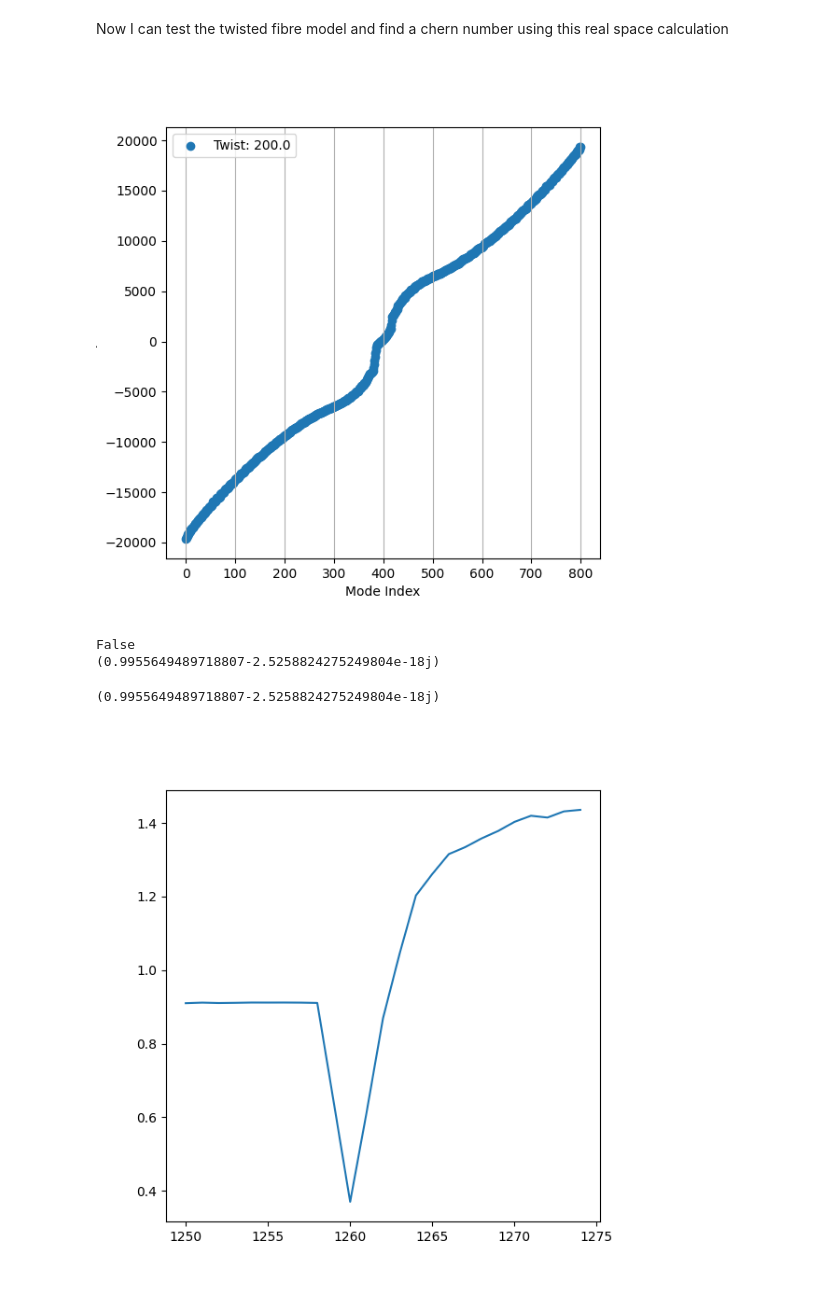
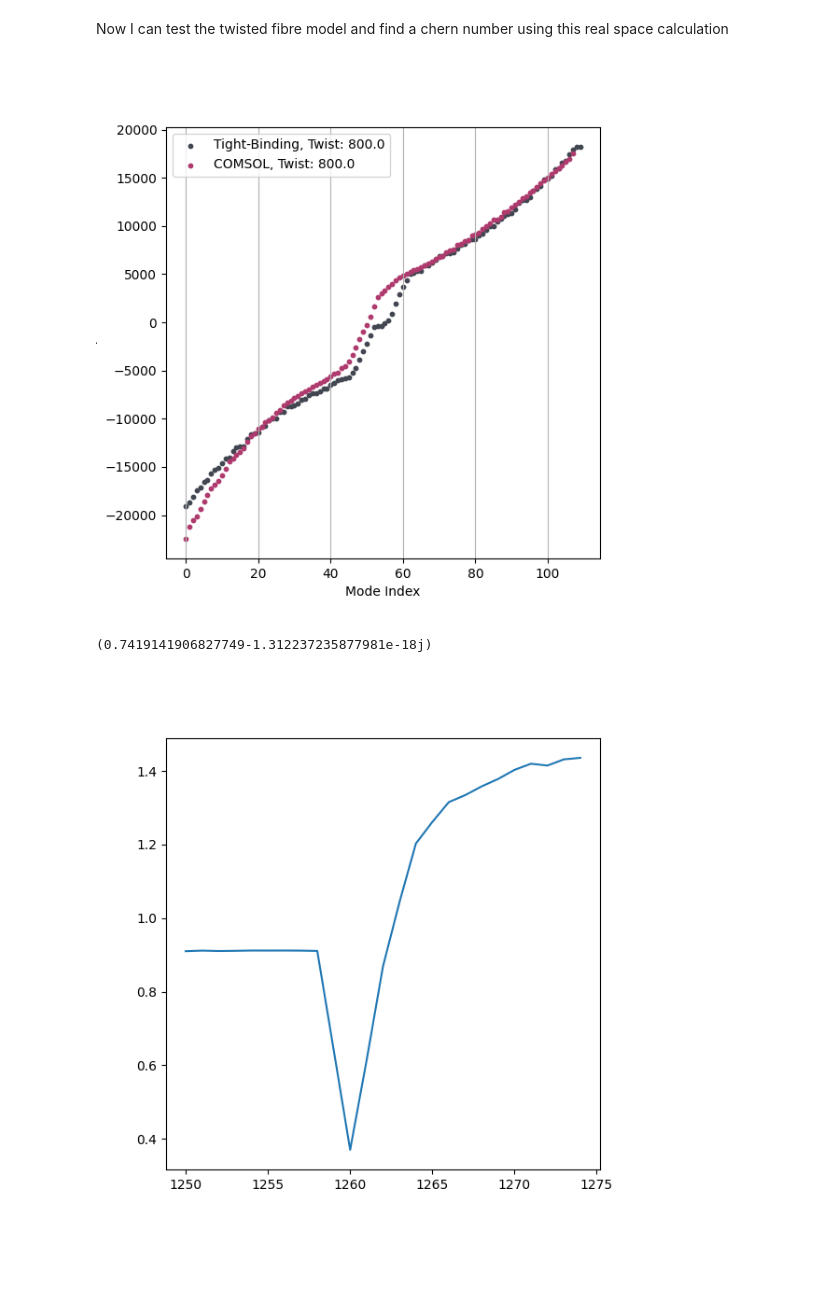
Before and after one commit to NRobertsF91W/PhD-Jupyter-Notebooks, a Jupyter notebook: twisted honeycomb numerical analysis chern number.ipynb, the cells around one changed output. Drawn from its saved outputs; the diff is of its cells as text; code cells hidden in the pictures; blank space fills up the shorter version.

```diff
--- a/twisted honeycomb numerical analysis chern number.ipynb
+++ b/twisted honeycomb numerical analysis chern number.ipynb
@@ -289,18 +287,18 @@ def plot_betas(beta_vals, point_label, xrange=[]):
 
     if type(beta_vals) == list:
         for i,vals in enumerate(beta_vals):
-            ax1.scatter(np.arange(len(vals)), vals, label=point_label[i])
+            ax1.scatter(np.arange(len(vals)), vals, label=point_label[i],s = 10)
 
     else:
-        ax1.scatter(np.arange(len(beta_vals)), beta_vals-np.mean(beta_vals), label=point_label)
+        ax1.scatter(np.arange(len(beta_vals)), beta_vals-np.mean(beta_vals), label=point_label, s=10, color='#424651')
 
     ax1.grid(axis='x', which='both')
-    ax1.set_ylabel(r'$ \beta$')
+    ax1.set_ylabel(r'$\Delta \beta$')
     ax1.set_xlabel('Mode Index')
     if len(xrange) == 2:
         ax1.set_xlim(xrange[0],xrange[1])
     plt.legend();
-    return
+    return fig1
 # %%
 # For nice plotting of eigenvectors
 def plot_coloured_chain(intensities, circ_size, circ_locations, label):
@@ -433,19 +431,29 @@ plt.show()
 [figure]
 # %% [markdown]
 Now I can test the twisted fibre model and find a chern number using this real space calculation
-# %%
-# Finding propagation constants of the twisted system while neglecting the onsite terms
-twist = 200
-beta_vals_1, beta_vecs_1 = find_eigvalues(b_10_list, 4.2, 6500, 5876619.5, twist, with_onsite=True)
-plot_betas(beta_vals_1, 'Twist: {:.1f}'.format(twist))
-# %% [output]
-[figure, removed]
-# %%
-real_space_chern_calc(b_10_list, beta_vecs_1, 436, 36)
-# %% [output]
-False
-(0.9955649489718807-2.5258824275249804e-18j)
-(0.9955649489718807-2.5258824275249804e-18j)
+# %%
+# Finding propagation constants of the twisted system while neglecting the onsite terms
+twist = 800
+beta_vals_1, beta_vecs_1 = find_eigvalues(deformed_lattice, 4.2, 6500, 5876619.5, twist, with_onsite=True)
+fig_prop_twist = plot_betas(beta_vals_1, 'Tight-Binding, Twist: {:.1f}'.format(twist))
+ax_list = fig_prop_twist.axes
+honeycomb_df = pd.read_csv('../COMSOL/Data/Honeycomb/honeycomb 800 twist.csv', header=4)
+honeycomb_df_pol1 = honeycomb_df[::2]
+honeycomb_df_pol2 = honeycomb_df[1::2]
+
+propagation_array = np.float64(honeycomb_df_pol2[r'Propagation constant (rad/m)'].to_numpy()[6:])
+normed_prop_array = propagation_array - np.mean(propagation_array)
+ax_list[0].scatter(np.arange(len(normed_prop_array)), normed_prop_array, label='COMSOL, Twist: 800.0', s=10, color='#AF3B6E')
+plt.legend()
+
+fig_prop_twist.savefig('../Twisted Fibre/Figures/Tight-binding 110 cores 800 twist.svg', dpi=300)
+plt.show()
+# %% [output]
+[figure, added]
+# %%
+real_space_chern_calc(deformed_lattice, beta_vecs_1, 59, 16)
+# %% [output]
+(0.7419141906827749-1.312237235877981e-18j)
 # %%
 # calculating chern number over selected band
 chern_vals_twist = []
```
Also changed, not shown: parts of 7 cells of this notebook, 2 other files.
